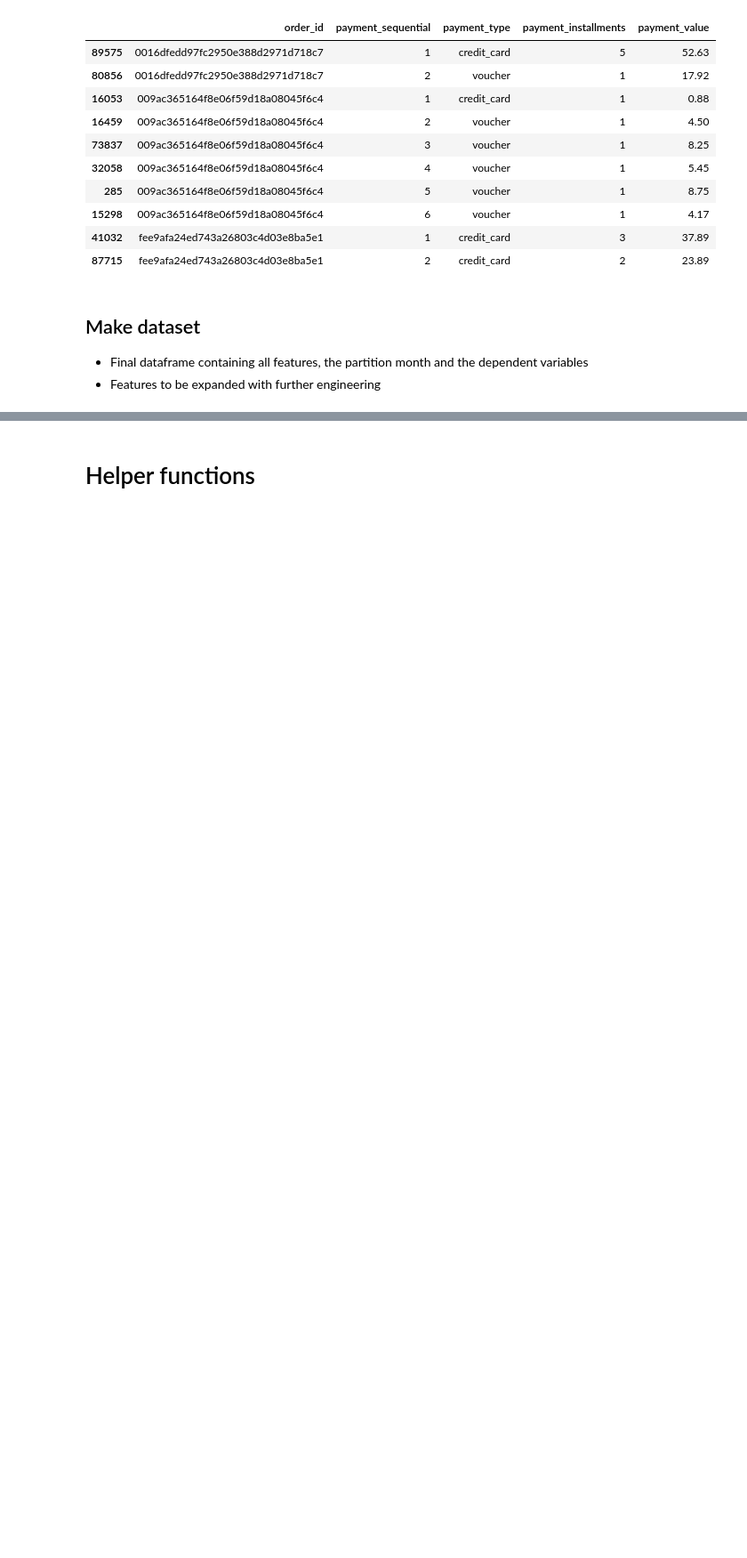
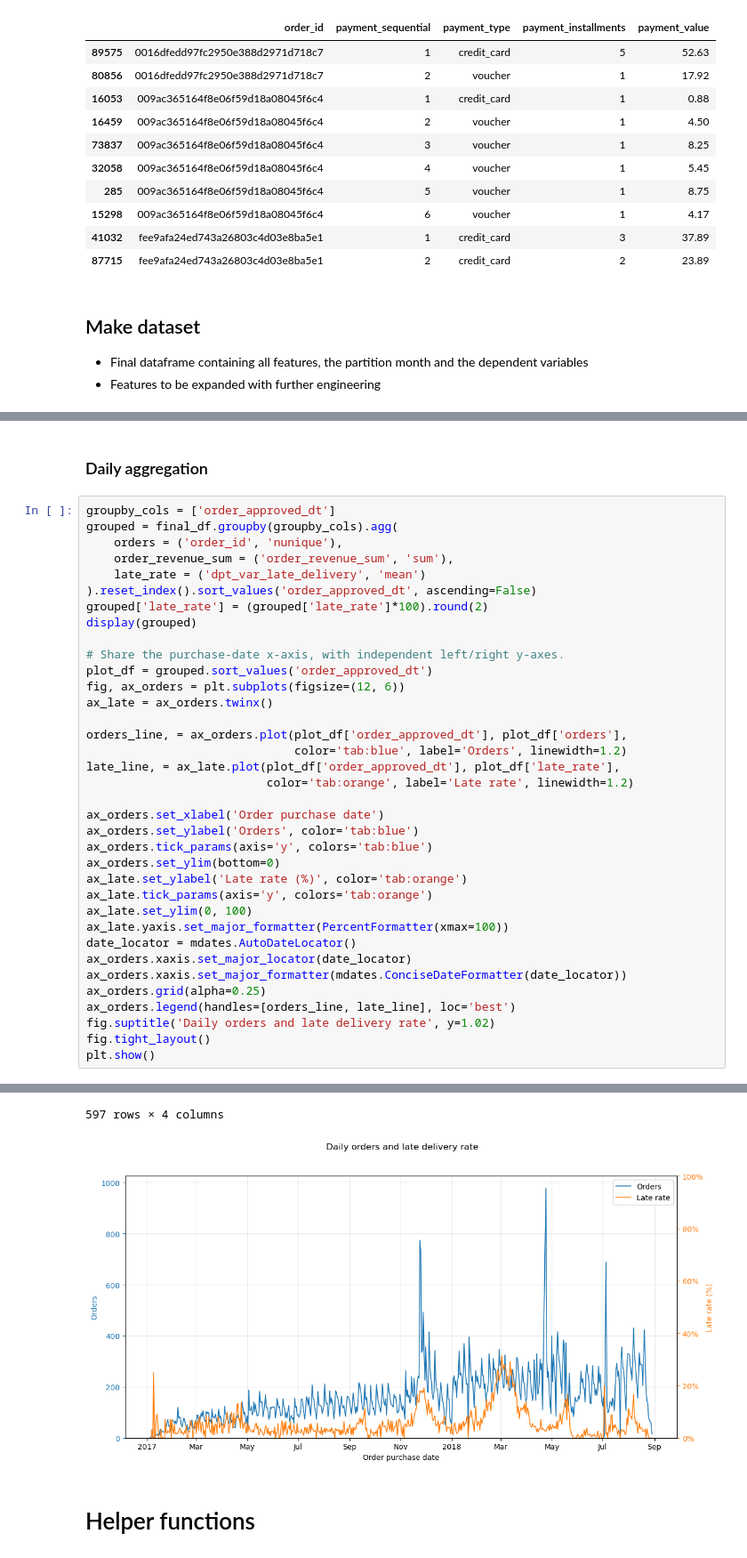
Before and after one commit to mushroomyyy/Team8_IT5006_Ecommerce_Analytics_AY2627Sem1, a Jupyter notebook: phase2/model_dev.ipynb, the cells around one changed output, grey strips where cells are left out. Shown at 89% size. Drawn from its saved outputs; the diff is of its cells as text; blank space fills up the shorter version.

Commit message:
Converted monthly to daily op

```diff
--- a/phase2/model_dev.ipynb
+++ b/phase2/model_dev.ipynb
@@ -359,0 +378,39 @@ display(grouped)
+# %% [markdown]
+### Daily aggregation
+# %%
+groupby_cols = ['order_approved_dt']
+grouped = final_df.groupby(groupby_cols).agg(
+    orders = ('order_id', 'nunique'),
+    order_revenue_sum = ('order_revenue_sum', 'sum'),
+    late_rate = ('dpt_var_late_delivery', 'mean')
+).reset_index().sort_values('order_approved_dt', ascending=False)
+grouped['late_rate'] = (grouped['late_rate']*100).round(2)
+display(grouped)
+
+# Share the purchase-date x-axis, with independent left/right y-axes.
+plot_df = grouped.sort_values('order_approved_dt')
+fig, ax_orders = plt.subplots(figsize=(12, 6))
+ax_late = ax_orders.twinx()
+
+orders_line, = ax_orders.plot(plot_df['order_approved_dt'], plot_df['orders'],
+                              color='tab:blue', label='Orders', linewidth=1.2)
+late_line, = ax_late.plot(plot_df['order_approved_dt'], plot_df['late_rate'],
+                          color='tab:orange', label='Late rate', linewidth=1.2)
+
+ax_orders.set_xlabel('Order purchase date')
+ax_orders.set_ylabel('Orders', color='tab:blue')
+ax_orders.tick_params(axis='y', colors='tab:blue')
+ax_orders.set_ylim(bottom=0)
+ax_late.set_ylabel('Late rate (%)', color='tab:orange')
+ax_late.tick_params(axis='y', colors='tab:orange')
+ax_late.set_ylim(0, 100)
+ax_late.yaxis.set_major_formatter(PercentFormatter(xmax=100))
+date_locator = mdates.AutoDateLocator()
+ax_orders.xaxis.set_major_locator(date_locator)
+ax_orders.xaxis.set_major_formatter(mdates.ConciseDateFormatter(date_locator))
+ax_orders.grid(alpha=0.25)
+ax_orders.legend(handles=[orders_line, late_line], loc='best')
+fig.suptitle('Daily orders and late delivery rate', y=1.02)
+fig.tight_layout()
+plt.show()
+# %% [output]
@@ -360,2 +429,4 @@ display(grouped)
+597 rows × 4 columns
+[figure, added]
 # %% [markdown]
 # Helper functions
```
Also changed, not shown: parts of 22 cells of this notebook.
